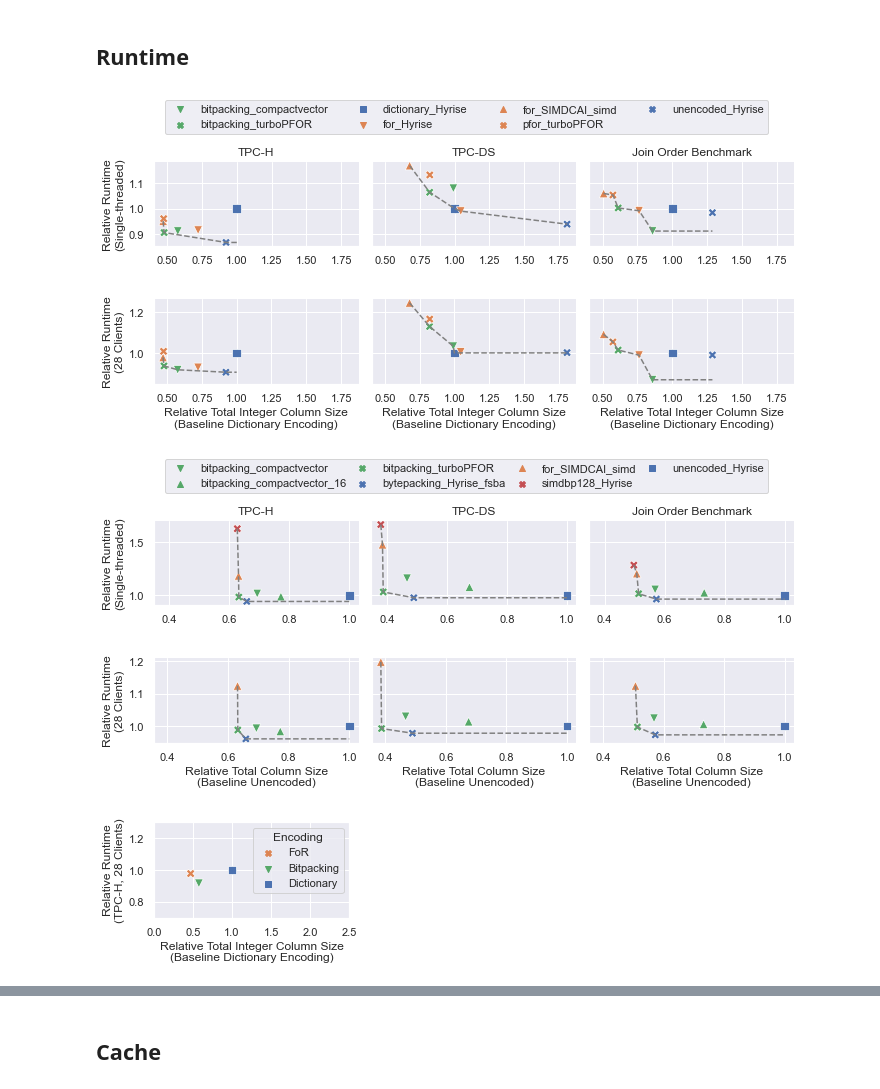
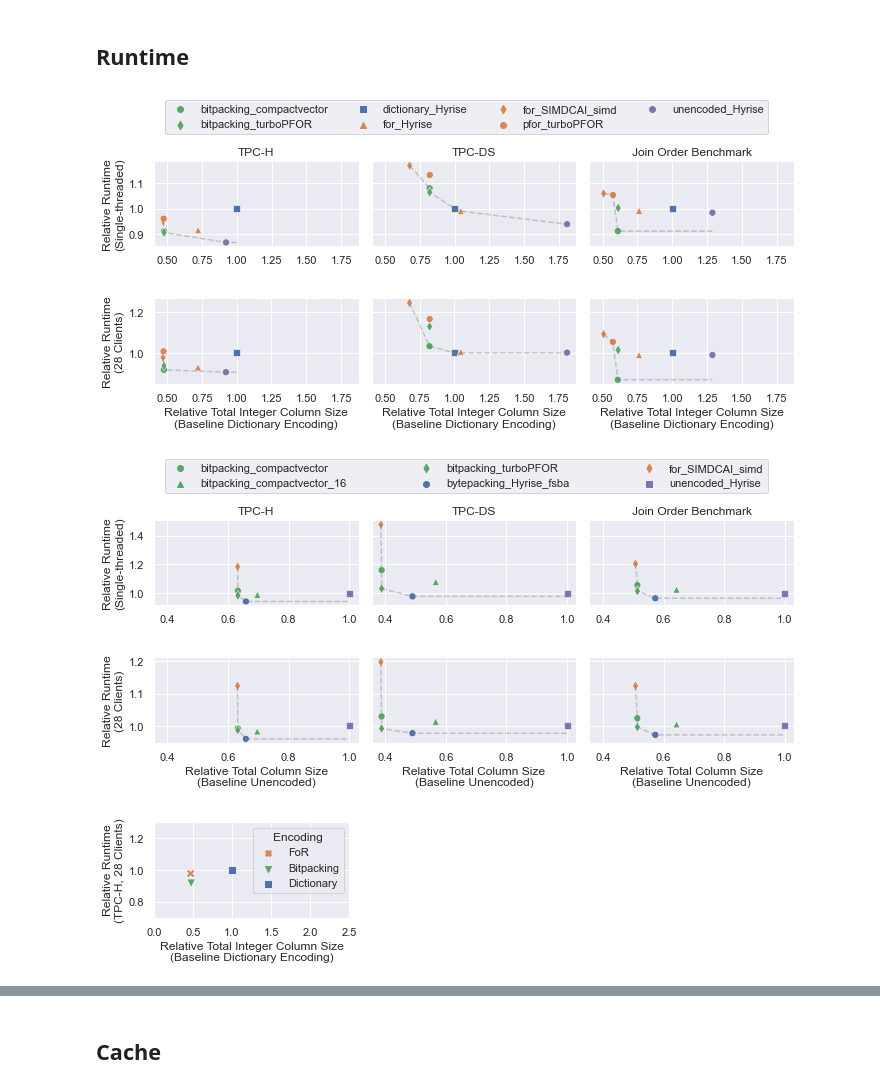
Before and after one commit to linuslh1996/column-compression, a Jupyter notebook: notebooks/CompareTPCH_SegmentEncoding.ipynb, the cells around one changed output, grey strips where cells are left out. Cells and saved outputs as stored; diff of their text form; code cells hidden in the pictures.

```diff
--- a/notebooks/CompareTPCH_SegmentEncoding.ipynb
+++ b/notebooks/CompareTPCH_SegmentEncoding.ipynb
@@ -12,7 +12,7 @@ import load_benchmark_data as bn
 
 sns.set(rc={'figure.figsize':(7.5,10)})
 # %%
-benchmark = "TPC-H"
+benchmark = "TPC-DS"
 single_threaded_folder = Path(f"../data/nemea_{benchmark}_sf10_singlethreaded")
 multi_threaded_folder: Path = Path(f"../data/nemea_{benchmark}_sf10_multithreaded/")
 sizes_folder: Path = Path(f"../data/nemea_{benchmark}_sf10_singlethreaded/")
@@ -83,7 +83,7 @@ def colors() -> Dict[str,str]:
         "for_Hyrise" : "C1",
         "for_SIMDCAI_simd" : "C1",
         "pfor_turboPFOR" : "C1",
-        "unencoded_Hyrise" : "C0",
+        "unencoded_Hyrise" : "C4",
         "dictionary_Hyrise" : "C0",
         "simdbp128_Hyrise": "C3",
         "bytepacking_Hyrise_fsba": "C0",
@@ -92,15 +92,14 @@ def colors() -> Dict[str,str]:
 
 def markers(baseline: str) -> Dict[str, str]:
     markers_dict = {
-        "bitpacking_compactvector" : "v",
-        "bitpacking_turboPFOR" : "X",
-        "for_Hyrise" : "v",
-        "for_SIMDCAI_simd" : "^",
-        "pfor_turboPFOR" : "X",
-        "unencoded_Hyrise" : "X",
+        "bitpacking_compactvector" : "o",
+        "bitpacking_turboPFOR" : "d",
+        "for_Hyrise" : "^",
+        "for_SIMDCAI_simd" : "d",
+        "pfor_turboPFOR" : "o",
+        "unencoded_Hyrise" : "o",
         "dictionary_Hyrise" : "s",
-        "simdbp128_Hyrise": "X",
-        "bytepacking_Hyrise_fsba": "X",
+        "bytepacking_Hyrise_fsba": "o",
         "bitpacking_compactvector_16": "^"
     }
     markers_dict[bn.fancy_name(baseline)] = "s"
@@ -126,18 +125,18 @@ def connect_dominated_points(ax, data: DataFrame, x: str, y: str):
     par: List[Tuple[int, int]] = pareto_frontier(x_values, y_values)
     #print(par)
     par.append([max(x_values), par[-1][1]])
-    ax.plot([p[0] for p in par], [p[1] for p in par], color="grey", linestyle="dashed")
+    ax.plot([p[0] for p in par], [p[1] for p in par], color="grey", linestyle="dashed", alpha=0.4)
 
-def plot_single(arch: str, filename: str, baseline: str):
+def plot_single(arch: str, filename: str, baseline: str, columns: int=4):
     all_benchmarks_single: DataFrame = load_all_benchmakrs_high_single("TPC-H", 10, arch, baseline)\
                                 .append(load_all_benchmakrs_high_single("TPC-DS", 10, arch, baseline))\
                                 .append(load_all_benchmakrs_high_single("JOB", 10, arch, baseline))
     all_benchmarks_single = all_benchmarks_single.sort_values([bn.PAPER_NAME], kind="mergesort")
     g = sns.FacetGrid(all_benchmarks_single, col="Benchmark", height=2, aspect=1.6)
-    g.map_dataframe(sns.scatterplot, x=bn.SIZE_TO_BASELINE, y=bn.RUNTIME_TO_BASELINE, hue=bn.PAPER_NAME, style=bn.PAPER_NAME, palette=colors(), markers=markers(baseline), s=75)
+    g.map_dataframe(sns.scatterplot, x=bn.SIZE_TO_BASELINE, y=bn.RUNTIME_TO_BASELINE, hue=bn.PAPER_NAME, style=bn.PAPER_NAME, markers=markers(baseline), palette=colors(), s=50)
     g.set_axis_labels("", "Relative Runtime\n(Single-threaded)")
     g.set_titles(col_template="{col_name}", row_template="{row_name}")
-    plt.legend(bbox_to_anchor=(-2.1,1, 3,0.8), loc=2, mode="expand", ncol=4)
+    plt.legend(bbox_to_anchor=(-2.1,1, 3,0.8), loc=2, mode="expand", ncol=columns)
 
     for ax in g.axes.flatten():
         benchmark = ax.title.get_text()
@@ -151,7 +150,7 @@ def plot_multi(arch: str, filename: str, baseline: str, x_label: str):
                                     .append(load_all_benchmakrs_high_multi("JOB", 10, arch, baseline))
     all_benchmarks = all_benchmarks.sort_values([bn.PAPER_NAME], kind="mergesort")
     g = sns.FacetGrid(all_benchmarks, col="Benchmark", height=2, aspect=1.6)
-    g.map_dataframe(sns.scatterplot, x=bn.SIZE_TO_BASELINE, y=bn.RUNTIME_TO_BASELINE, hue=bn.PAPER_NAME, style=bn.PAPER_NAME, palette=colors(), markers=markers(baseline), s=75)
+    g.map_dataframe(sns.scatterplot, x=bn.SIZE_TO_BASELINE, y=bn.RUNTIME_TO_BASELINE, style=bn.PAPER_NAME, hue=bn.PAPER_NAME, markers=markers(baseline), palette=colors(), s=50)
     g.set_axis_labels(x_label, "Relative Runtime\n(28 Clients)")
     g.set_titles(col_template="{col_name}")
 
@@ -164,19 +163,19 @@ def plot_multi(arch: str, filename: str, baseline: str, x_label: str):
 # %%
 plot_single("nemea", "pareto_segment_single.svg", "Dictionary")
 # %% [output]
-[figure, old version]
+[figure, new version]
 # %%
 plot_multi("nemea", "pareto_segment_multi.svg", "Dictionary", "Relative Total Integer Column Size\n(Baseline Dictionary Encoding)")
 # %% [output]
-[figure, old version]
+[figure, new version]
 # %%
-plot_single("nemeaCol", "pareto_column_single.svg", "compressionUnencoded")
+plot_single("nemeaCol", "pareto_column_single.svg", "compressionUnencoded", columns=3)
 # %% [output]
-[figure, old version]
+[figure, new version]
 # %%
 plot_multi("nemeaCol", "pareto_column_multi.svg", "compressionUnencoded", "Relative Total Column Size\n(Baseline Unencoded)")
 # %% [output]
-[figure, old version]
+[figure, new version]
 # %%
 # Teaser Plot
 
@@ -214,7 +213,7 @@ plt.ylim(0.7,1.3)
 plt.xlim(0,2.5)
 plt.savefig("visualizations/Teaser.svg", bbox_inches="tight")
 # %% [output]
-[figure, old version]
+[figure, new version]
 # %%
 BIN = "Distinct Values in Segment"
 DISTINCT = "distinct_value_count"
```
Also changed, not shown: parts of 6 cells of this notebook, 2 other files.
